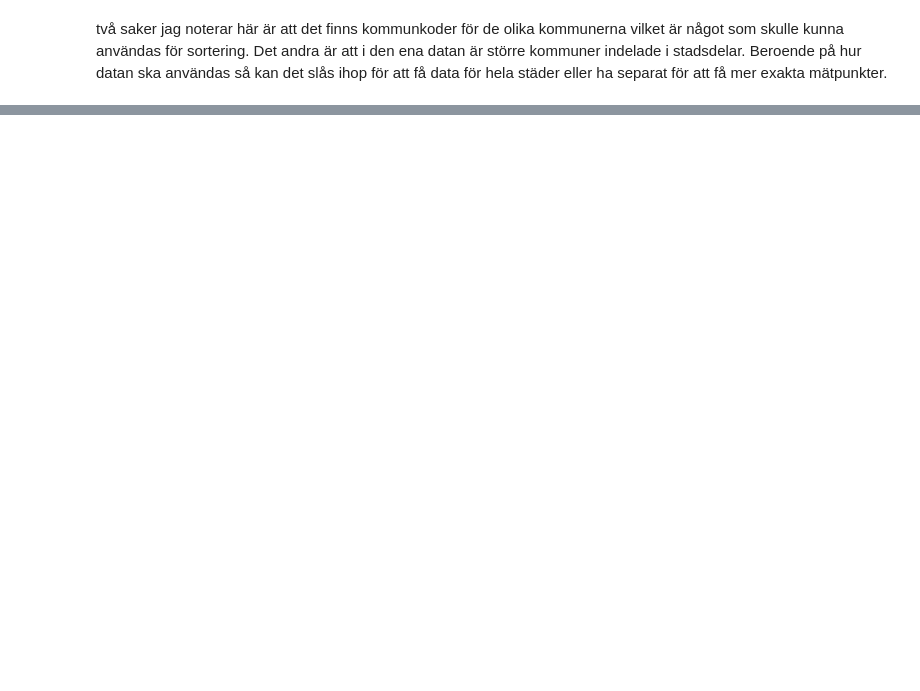
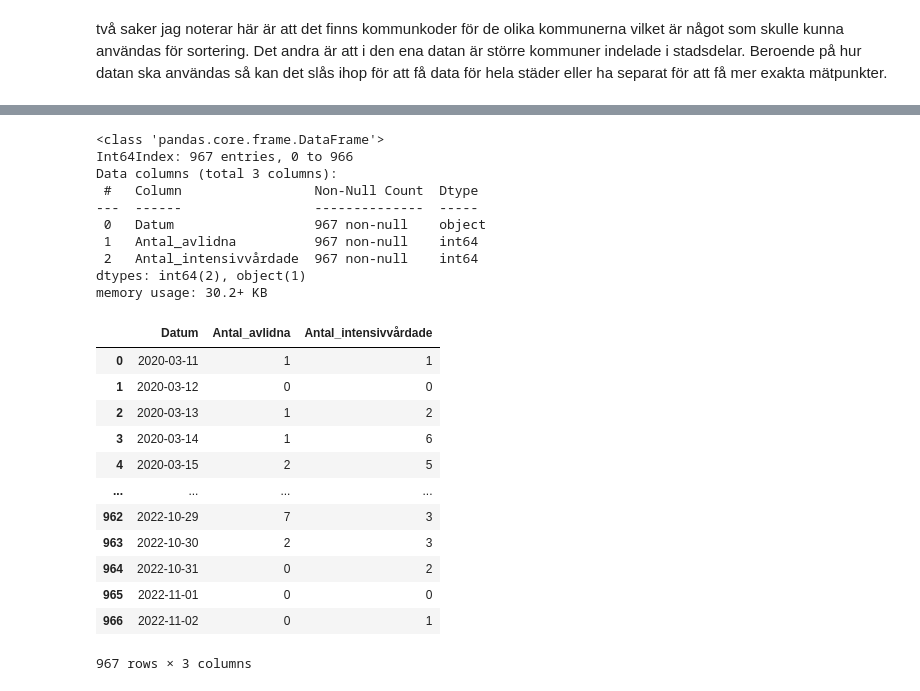
Before and after one commit to Razjoh/Databehandling-Rasmus-Johansson, a Jupyter notebook: Labb/Uppgift3.ipynb, the cells around one changed output, grey strips where cells are left out. Drawn from its saved outputs; the diff is of its cells as text; code cells hidden in the pictures; blank space fills up the shorter version.

```diff
--- a/Labb/Uppgift3.ipynb
+++ b/Labb/Uppgift3.ipynb
@@ -231,0 +311,3 @@ The default value of numeric_only in DataFrameGroupBy.sum is deprecated. In a fu
+# %%
+df_care = pd.read_excel("Folkhalsomyndigheten_Covid19.xlsx", sheet_name= "Antal intensivvårdade per dag")
+df_care
@@ -231,0 +328,9 @@ The default value of numeric_only in DataFrameGroupBy.sum is deprecated. In a fu
+# %%
+from datetime import datetime
+
+# changes df_deaths date columns so that it does not display hours
+new_date = df_deaths["Datum_avliden"][0:-1]
+for i in range(len(new_date)):
+   new_date[i] = new_date[i].strftime("%Y-%m-%d")
+df_deaths["Datum_avliden"] = pd.Series(new_date)
+df_deaths
@@ -231,0 +351,5 @@ The default value of numeric_only in DataFrameGroupBy.sum is deprecated. In a fu
+# %%
+# Drops NaN and changes name of column to "Datum"
+df_deaths.dropna(inplace = True)
+df_deaths.rename(columns = {"Datum_avliden": "Datum"}, inplace = True)
+df_deaths
@@ -231,0 +370,5 @@ The default value of numeric_only in DataFrameGroupBy.sum is deprecated. In a fu
+# %%
+# Change column typ to object and rename it to "Datum"
+df_care["Datum_vårdstart"] = df_care["Datum_vårdstart"].astype(str)
+df_care.rename(columns = {"Datum_vårdstart": "Datum"}, inplace = True)
+df_care
@@ -231,0 +389,29 @@ The default value of numeric_only in DataFrameGroupBy.sum is deprecated. In a fu
+# %%
+# Creates new dataframe with combined data
+df_daily = df_deaths.join(df_care.set_index("Datum"), on = "Datum")
+df_daily.info()
+df_daily
+# %% [output]
+<class 'pandas.core.frame.DataFrame'>
+Int64Index: 967 entries, 0 to 966
+Data columns (total 3 columns):
+ #   Column                 Non-Null Count  Dtype
+---  ------                 --------------  -----
+ 0   Datum                  967 non-null    object
+ 1   Antal_avlidna          967 non-null    int64
+ 2   Antal_intensivvårdade  967 non-null    int64
+dtypes: int64(2), object(1)
+memory usage: 30.2+ KB
+|  | Datum | Antal_avlidna | Antal_intensivvårdade |
+| 0 | 2020-03-11 | 1 | 1 |
+| 1 | 2020-03-12 | 0 | 0 |
+| 2 | 2020-03-13 | 1 | 2 |
+| 3 | 2020-03-14 | 1 | 6 |
+| 4 | 2020-03-15 | 2 | 5 |
+| ... | ... | ... | ... |
+| 962 | 2022-10-29 | 7 | 3 |
+| 963 | 2022-10-30 | 2 | 3 |
+| 964 | 2022-10-31 | 0 | 2 |
+| 965 | 2022-11-01 | 0 | 0 |
+| 966 | 2022-11-02 | 0 | 1 |
+967 rows × 3 columns
```
Also changed, not shown: parts of 17 cells of this notebook.
